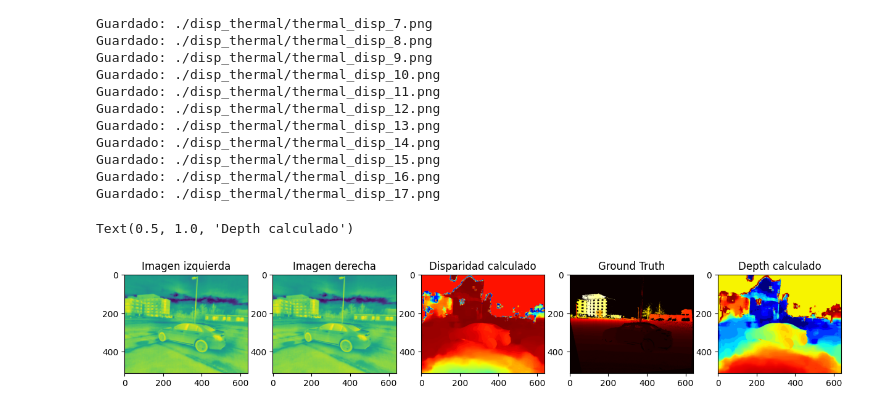
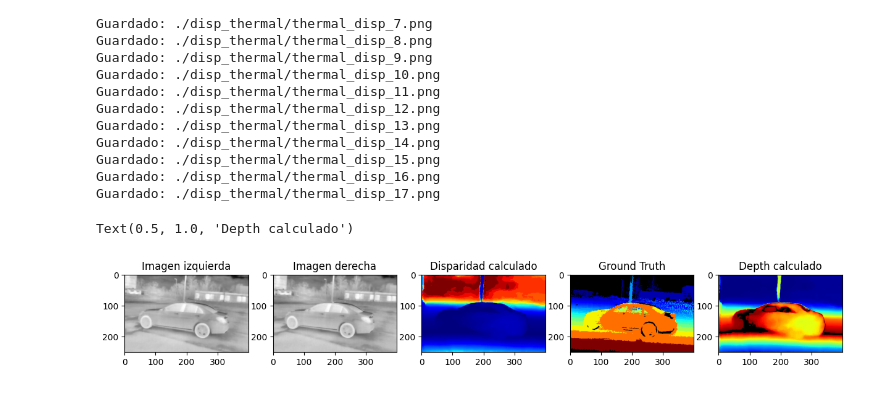
Before and after one commit to nick3153/Depth-Estimation-with-StereoThermal-Images, a Jupyter notebook: test_trained_model.ipynb, the cells around one changed output. Saved outputs shown, nothing was run; the diff lists cells and outputs as text; code cells hidden in the pictures.

```diff
--- a/test_trained_model.ipynb
+++ b/test_trained_model.ipynb
@@ -347,45 +351,43 @@ import os
 from IPython.display import Image, display
 import matplotlib.pyplot as plt
 from PIL import Image
-
-colormap = cm.get_cmap('jet_r')
 
 path = '/content/Fast-ACVNet/disp_thermal/'
 pathgt = '/content/Depth-Estimation-with-StereoThermal-Images/demo_imgs/hawkins_4/depth/'
 
 disp_imgs_path = sorted([os.path.join(path, f) for f in os.listdir(path) if f.endswith('.png')])
 gt_imgs_path = sorted([os.path.join(pathgt, f) for f in os.listdir(pathgt) if f.endswith('.png')])
 
 gt_imgs = []
 disp_imgs =[]
 
 for i in range(len(gt_imgs_path)):
   gt_imgs.append(cv2.imread(gt_imgs_path[i], cv2.IMREAD_GRAYSCALE))
   disp_imgs.append(cv2.imread(disp_imgs_path[i], cv2.IMREAD_GRAYSCALE))
 
-imgL, imgR = preprocess_images(left_imgs[17], right_imgs[17])
+imgL, imgR = preprocess_images(left_imgs[0], right_imgs[0])
 
 f = 406.33233091474426
 baseline = 0.24584925266278748
 depth_imgs = [f*baseline/disp for disp in disp_imgs]
 
 # Mostrar una imagen de ejemplo
 plt.figure(figsize=(15,8))
 plt.subplot(151)
-plt.imshow(imgL)
+plt.imshow(np.asarray(imgL)[150:400, 100:500], cmap='gray')
 plt.title('Imagen izquierda')
 plt.subplot(152)
-plt.imshow(imgR)
+plt.imshow(np.asarray(imgR)[150:400, 100:500], cmap='gray')
 plt.title('Imagen derecha')
 plt.subplot(153)
-plt.imshow(get_colormapped(disp_imgs[17], cmap=colormap))
+plt.imshow(visualize_depth_as_numpy(disp_imgs[0]))
 plt.title('Disparidad calculado')
 plt.subplot(154)
-plt.imshow(gt_imgs[17], cmap='hot')
+plt.imshow(visualize_depth_as_numpy(gt_imgs[0][150:400, 100:500]))
 plt.title('Ground Truth')
 plt.subplot(155)
-plt.imshow(get_colormapped(depth_imgs[17], cmap=colormap))
+plt.imshow(visualize_depth_as_numpy(depth_imgs[0]))
 plt.title('Depth calculado')
 # %% [output]
 Text(0.5, 1.0, 'Depth calculado')
-[figure, old version]
+[figure, new version]
```
Also changed, not shown: parts of 7 cells of this notebook.
